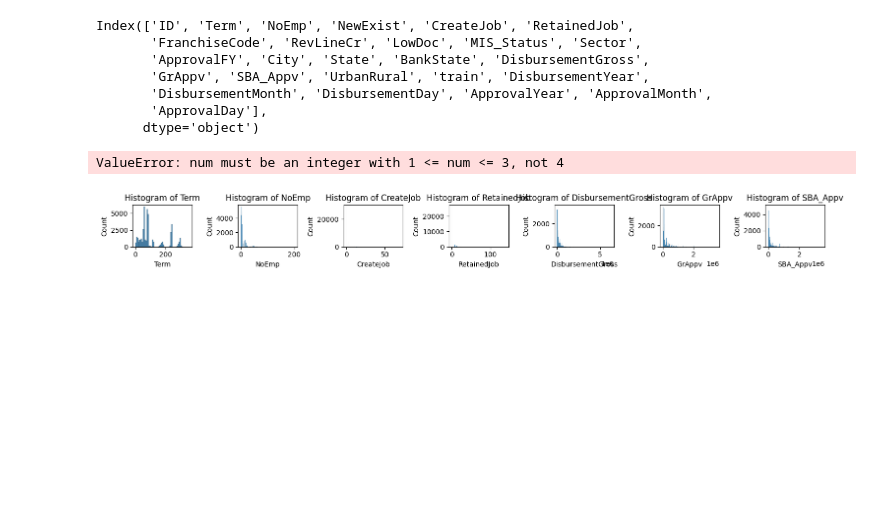
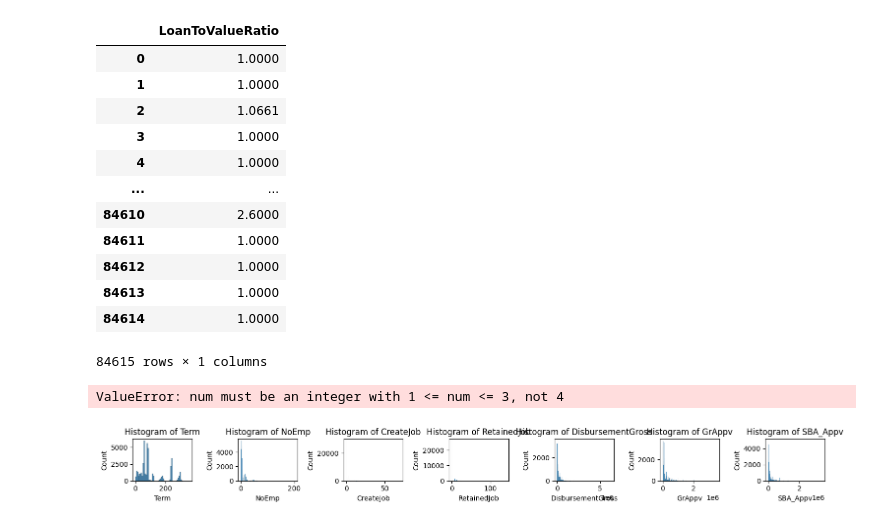
Before and after one commit to InuDogff14/Signate_202401, a Jupyter notebook: src/EDA.ipynb, the cells around one changed output. Saved outputs shown, nothing was run; the diff lists cells and outputs as text; code cells hidden in the pictures; blank space fills up the shorter version.

```diff
--- a/src/EDA.ipynb
+++ b/src/EDA.ipynb
@@ -8,19 +8,23 @@ import yaml
 
 pd.set_option('display.max_columns', None)
 # %%
-data=pd.read_pickle('../features/base_data.pkl')
-
-data = data[data['train']]
+data=pd.read_pickle('../features/loan_to_value_ratio.pkl')
 # %%
-data.columns
+data
 # %% [output]
+|  | LoanToValueRatio |
+| 0 | 1.0000 |
+| 1 | 1.0000 |
+| 2 | 1.0661 |
+| 3 | 1.0000 |
+| 4 | 1.0000 |
+| ... | ... |
+| 84610 | 2.6000 |
+| 84611 | 1.0000 |
+| 84612 | 1.0000 |
+| 84613 | 1.0000 |
+| 84614 | 1.0000 |
-Index(['ID', 'Term', 'NoEmp', 'NewExist', 'CreateJob', 'RetainedJob',
-       'FranchiseCode', 'RevLineCr', 'LowDoc', 'MIS_Status', 'Sector',
-       'ApprovalFY', 'City', 'State', 'BankState', 'DisbursementGross',
-       'GrAppv', 'SBA_Appv', 'UrbanRural', 'train', 'DisbursementYear',
-       'DisbursementMonth', 'DisbursementDay', 'ApprovalYear', 'ApprovalMonth',
-       'ApprovalDay'],
-      dtype='object')
+84615 rows × 1 columns
 # %%
 import seaborn as sns
 import matplotlib.pyplot as plt
```
Also changed, not shown: 4 other files.
